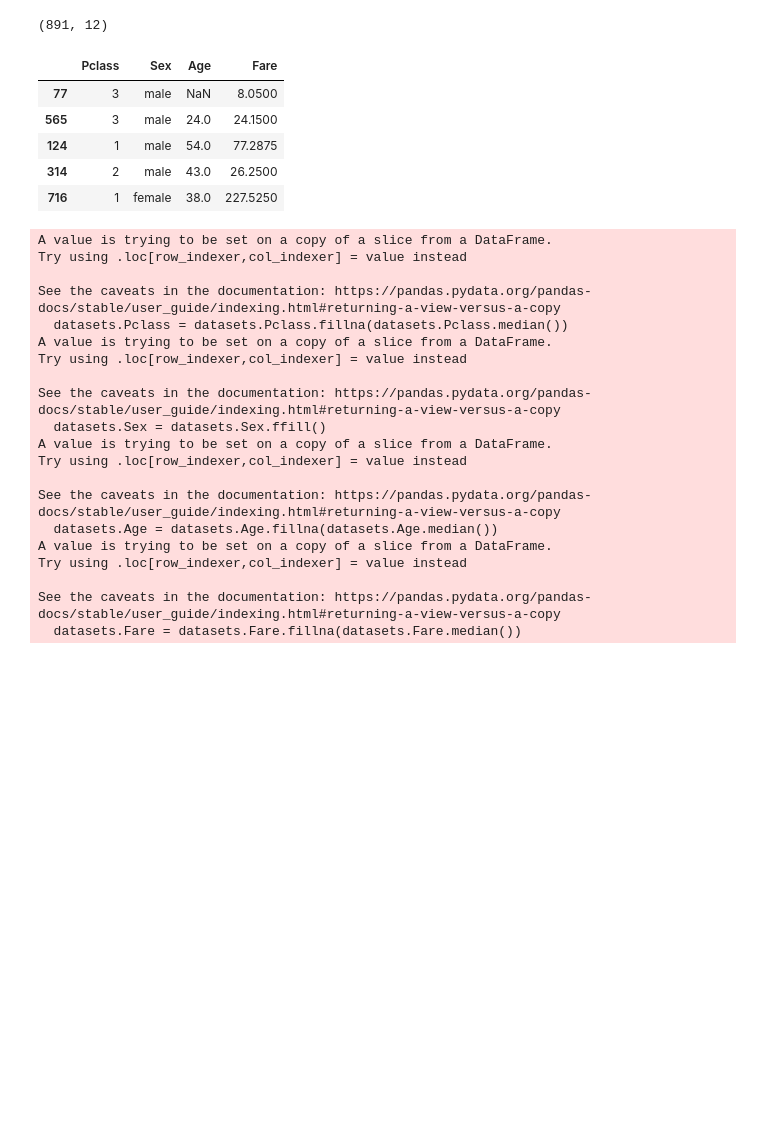
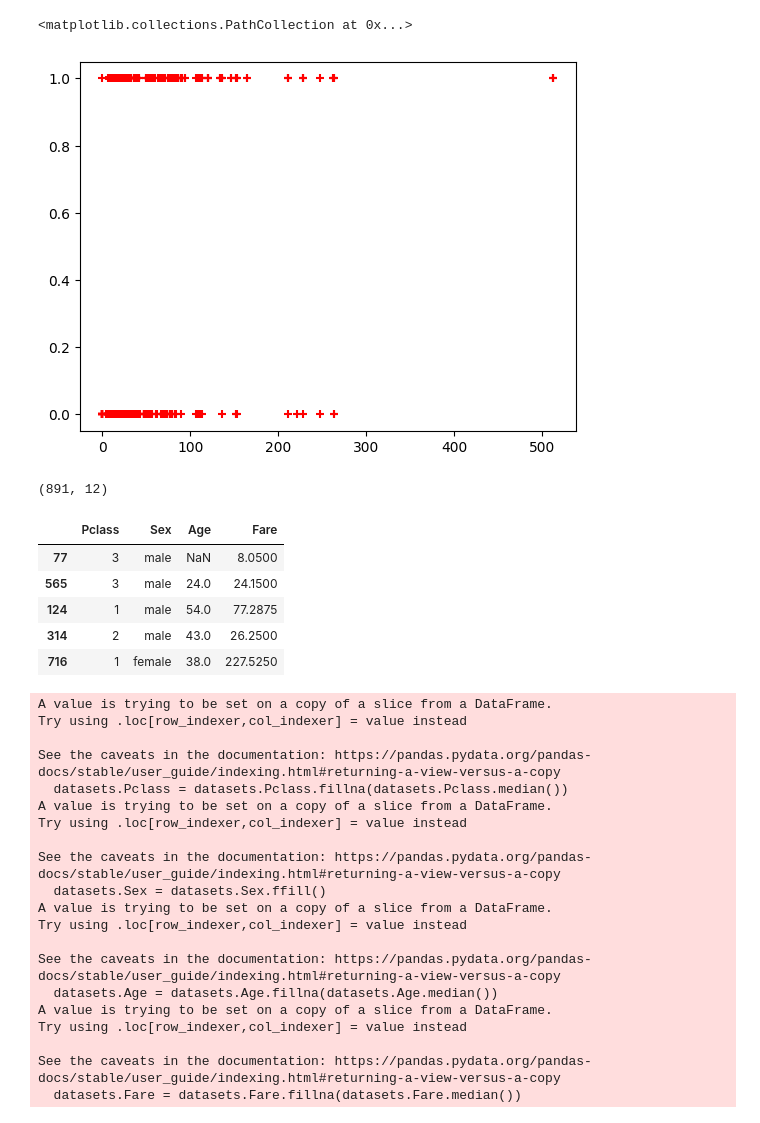
Before and after one commit to syfulislam763/Machine_Learning, a Jupyter notebook: decision_tree_project_titanic.ipynb, the cells around one changed output. Saved outputs shown, nothing was run; the diff lists cells and outputs as text; code cells hidden in the pictures; blank space fills up the shorter version.

```diff
--- a/decision_tree_project_titanic.ipynb
+++ b/decision_tree_project_titanic.ipynb
@@ -10,6 +10,12 @@ df.sample(5)
 | 671 | 672 | 0 | 1 | Davidson, Mr. Thornton | male | 31.0 | 1 | 0 | F.C. 12750 | 52.0000 | ... |
 | 355 | 356 | 0 | 3 | Vanden Steen, Mr. Leo Peter | male | 28.0 | 0 | 0 | 345783 | 9.5000 | ... |
 | 318 | 319 | 1 | 1 | Wick, Miss. Mary Natalie | female | 31.0 | 0 | 2 | 36928 | 164.8667 | ... |
+# %%
+import matplotlib.pyplot as plt
+plt.scatter(df.Fare, df.Survived, color='red', marker='+')
+# %% [output]
+<matplotlib.collections.PathCollection at 0x...>
+[figure, added]
 # %%
 df.shape
 # %% [output]
```
Also changed, not shown: 1 other file.
